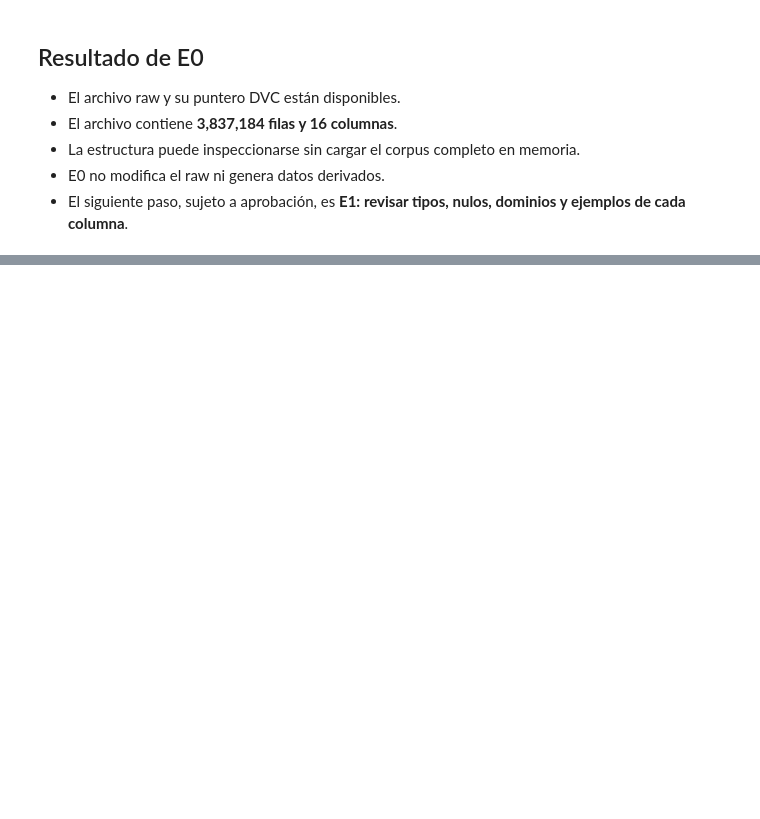
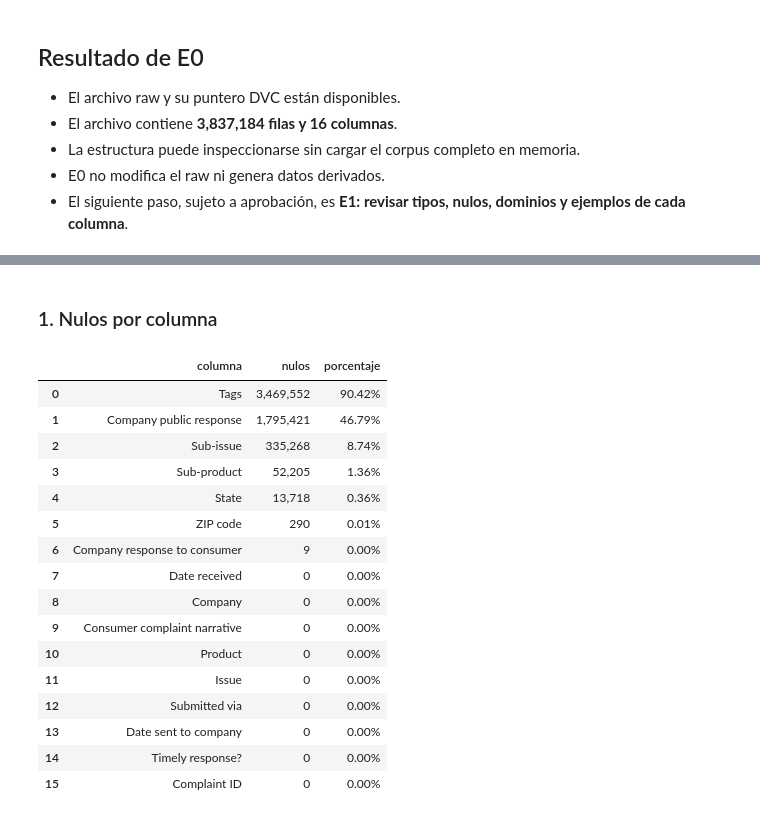
Before and after one commit to Codenid/capstone-claims-triage, a Jupyter notebook: notebooks/01_eda.ipynb, the cells around one changed output, grey strips where cells are left out. Cells and saved outputs as stored; diff of their text form; code cells hidden in the pictures; blank space fills up the shorter version.

```diff
--- a/notebooks/01_eda.ipynb
+++ b/notebooks/01_eda.ipynb
@@ -146,0 +154,40 @@ display(sample.T)
+# %% [markdown]
+### 1. Nulos por columna
+# %%
+null_rows = []
+for column_index, field in enumerate(schema):
+    statistics = [
+        metadata.row_group(row_group).column(column_index).statistics
+        for row_group in range(metadata.num_row_groups)
+    ]
+    assert all(stat is not None and stat.null_count is not None for stat in statistics)
+    null_count = sum(stat.null_count for stat in statistics)
+    null_rows.append({
+        "columna": field.name,
+        "nulos": null_count,
+        "porcentaje": 100 * null_count / metadata.num_rows,
+    })
+
+null_table = pd.DataFrame(null_rows).sort_values("nulos", ascending=False, ignore_index=True)
+null_display = null_table.copy()
+null_display["nulos"] = null_display["nulos"].map("{:,}".format)
+null_display["porcentaje"] = null_display["porcentaje"].map("{:.2f}%".format)
+display(null_display)
+# %% [output]
+|  | columna | nulos | porcentaje |
+| 0 | Tags | 3,469,552 | 90.42% |
+| 1 | Company public response | 1,795,421 | 46.79% |
+| 2 | Sub-issue | 335,268 | 8.74% |
+| 3 | Sub-product | 52,205 | 1.36% |
+| 4 | State | 13,718 | 0.36% |
+| 5 | ZIP code | 290 | 0.01% |
+| 6 | Company response to consumer | 9 | 0.00% |
+| 7 | Date received | 0 | 0.00% |
+| 8 | Company | 0 | 0.00% |
+| 9 | Consumer complaint narrative | 0 | 0.00% |
+| 10 | Product | 0 | 0.00% |
+| 11 | Issue | 0 | 0.00% |
+| 12 | Submitted via | 0 | 0.00% |
+| 13 | Date sent to company | 0 | 0.00% |
+| 14 | Timely response? | 0 | 0.00% |
+| 15 | Complaint ID | 0 | 0.00% |
```
Also changed, not shown: parts of 7 cells of this notebook, 2 other files.
